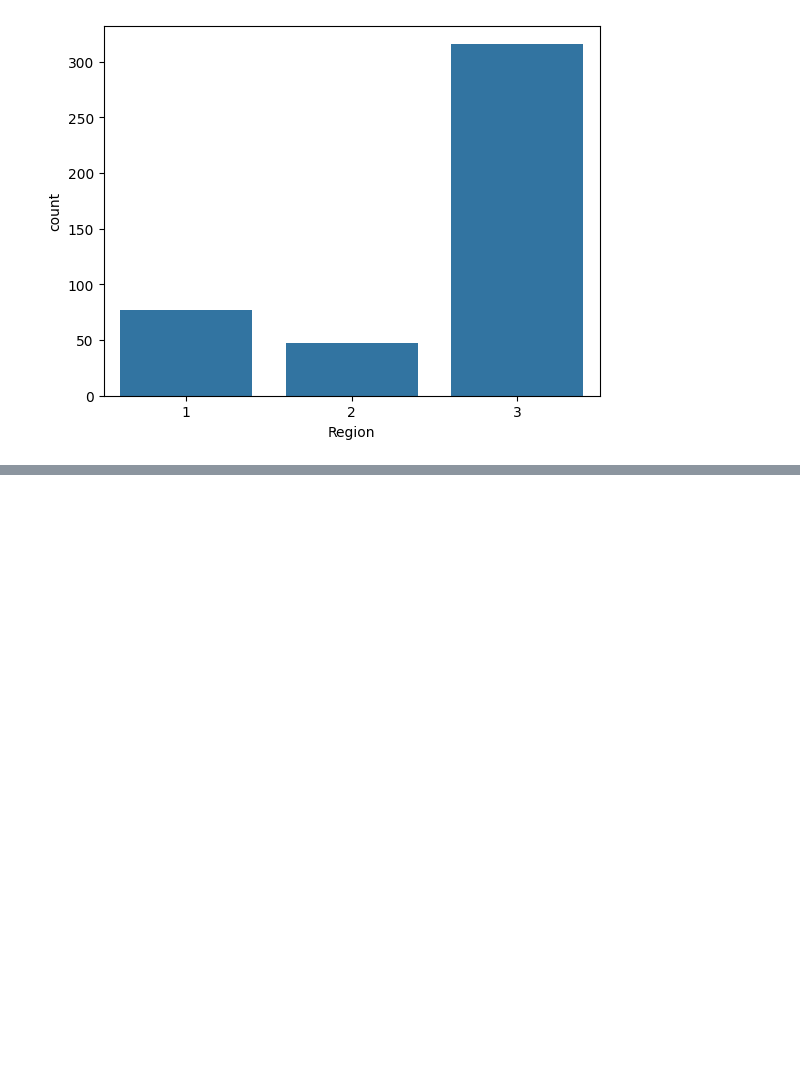
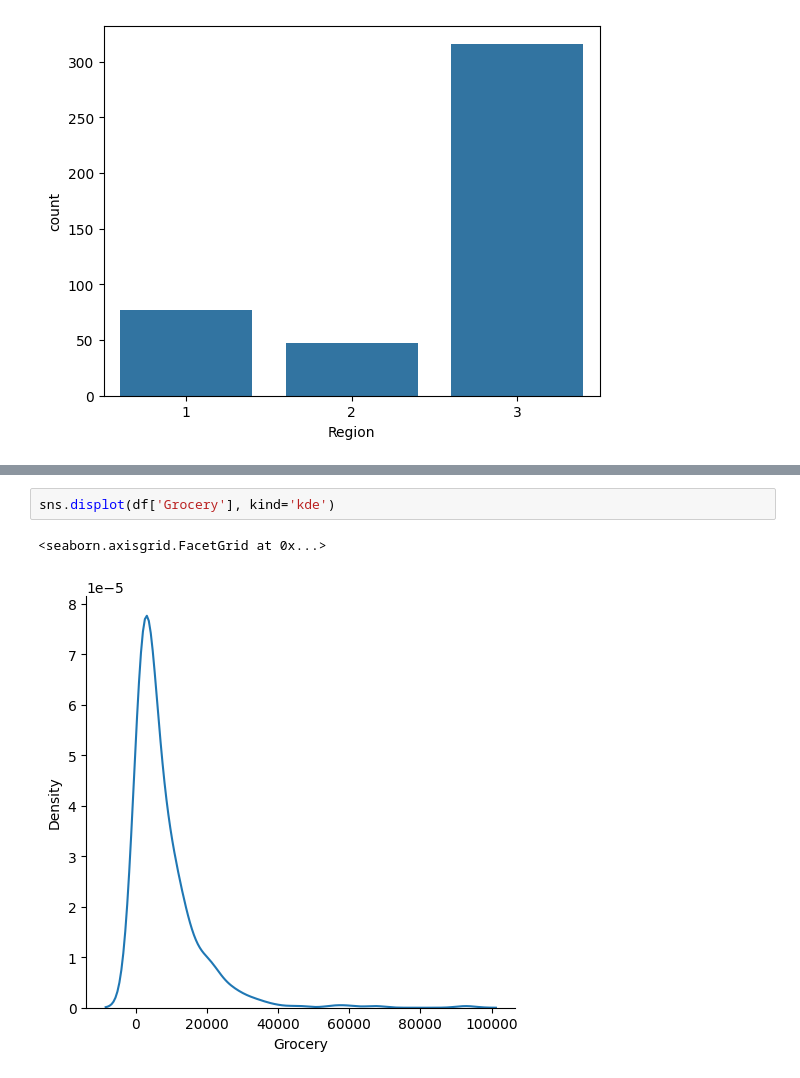
Before and after one commit to ChetanGoud77/AD-PYTHON, a Jupyter notebook: DAY_21.ipynb, the cells around one changed output, grey strips where cells are left out. Drawn from its saved outputs; the diff is of its cells as text; blank space fills up the shorter version.

```diff
--- a/DAY_21.ipynb
+++ b/DAY_21.ipynb
@@ -115,0 +126,5 @@ sns.countplot(x='Region', data=df)
+# %%
+sns.displot(df['Grocery'], kind='kde')
+# %% [output]
+<seaborn.axisgrid.FacetGrid at 0x...>
+[figure, added]
```
Also changed, not shown: parts of 4 cells of this notebook.
